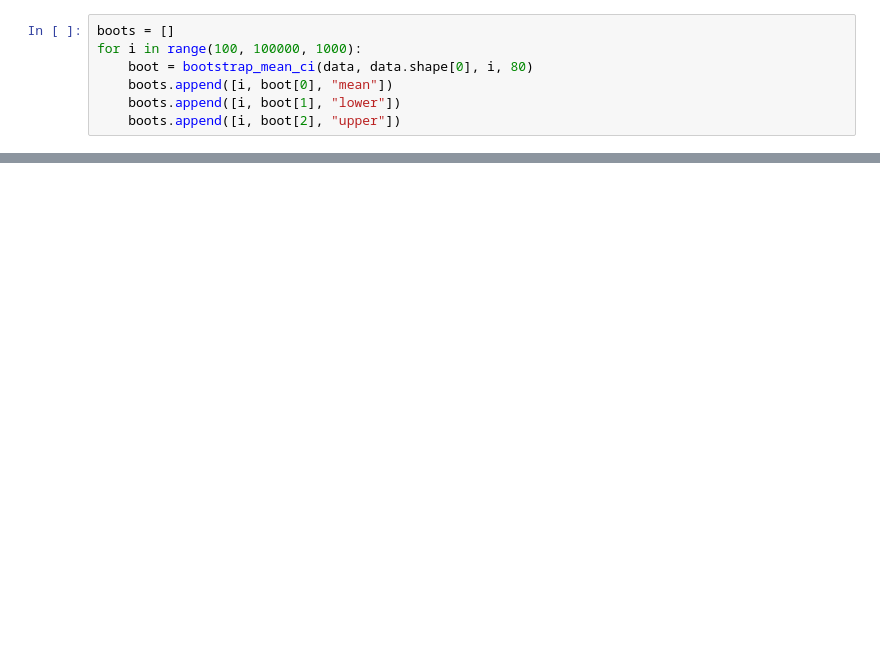
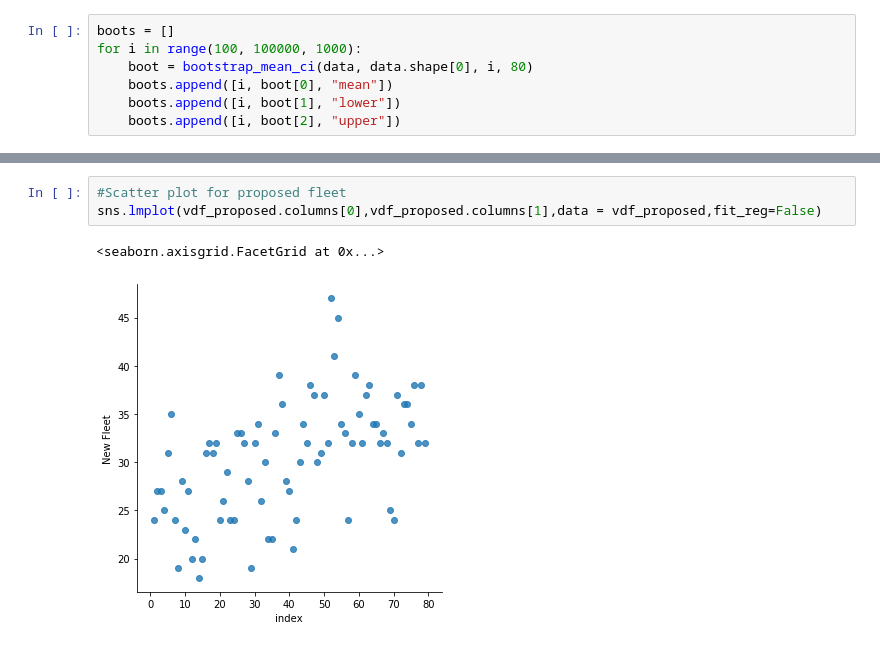
Before and after one commit to fjpa121197/DataScienceDM, a Jupyter notebook: Lab2.ipynb, the cells around one changed output, grey strips where cells are left out. Saved outputs shown, nothing was run; the diff lists cells and outputs as text; blank space fills up the shorter version.

```diff
--- a/Lab2.ipynb
+++ b/Lab2.ipynb
@@ -144,0 +179,6 @@ sns_plot.savefig("bootstrap_confidence_80.pdf", bbox_inches='tight')
+# %%
+#Scatter plot for proposed fleet
+sns.lmplot(vdf_proposed.columns[0],vdf_proposed.columns[1],data = vdf_proposed,fit_reg=False)
+# %% [output]
+<seaborn.axisgrid.FacetGrid at 0x...>
+[figure, added]
```
Also changed, not shown: parts of 18 cells of this notebook.
